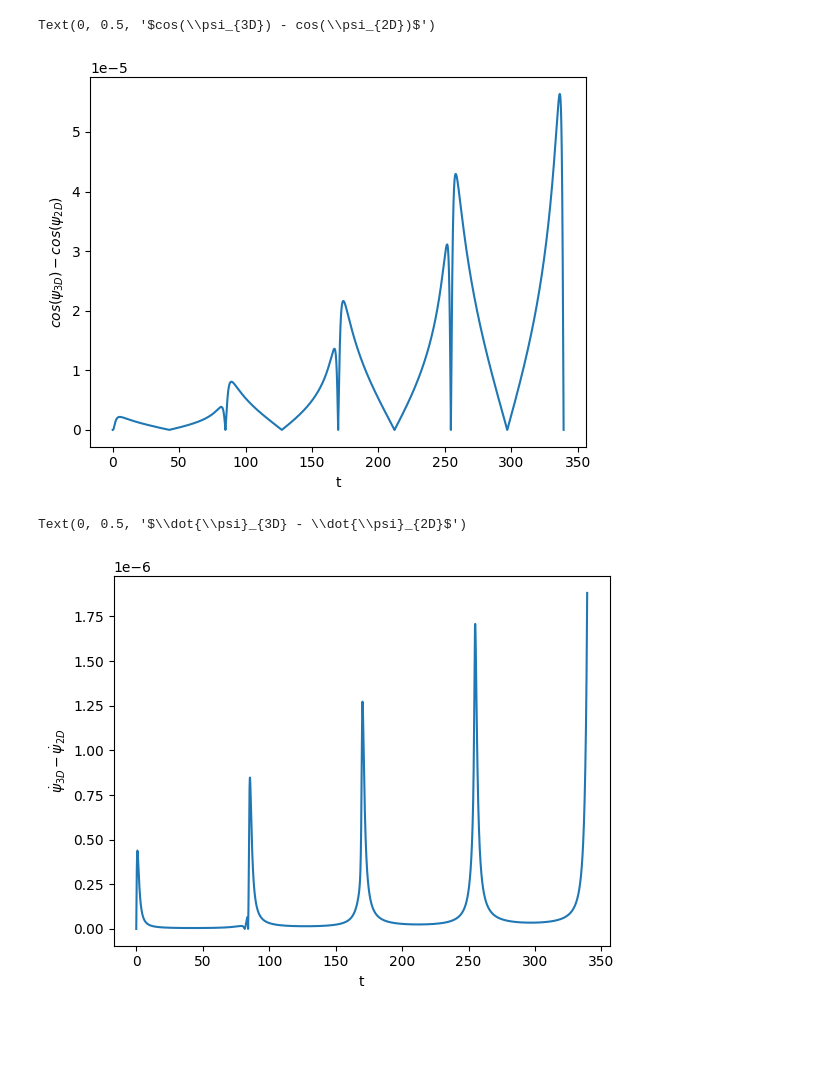
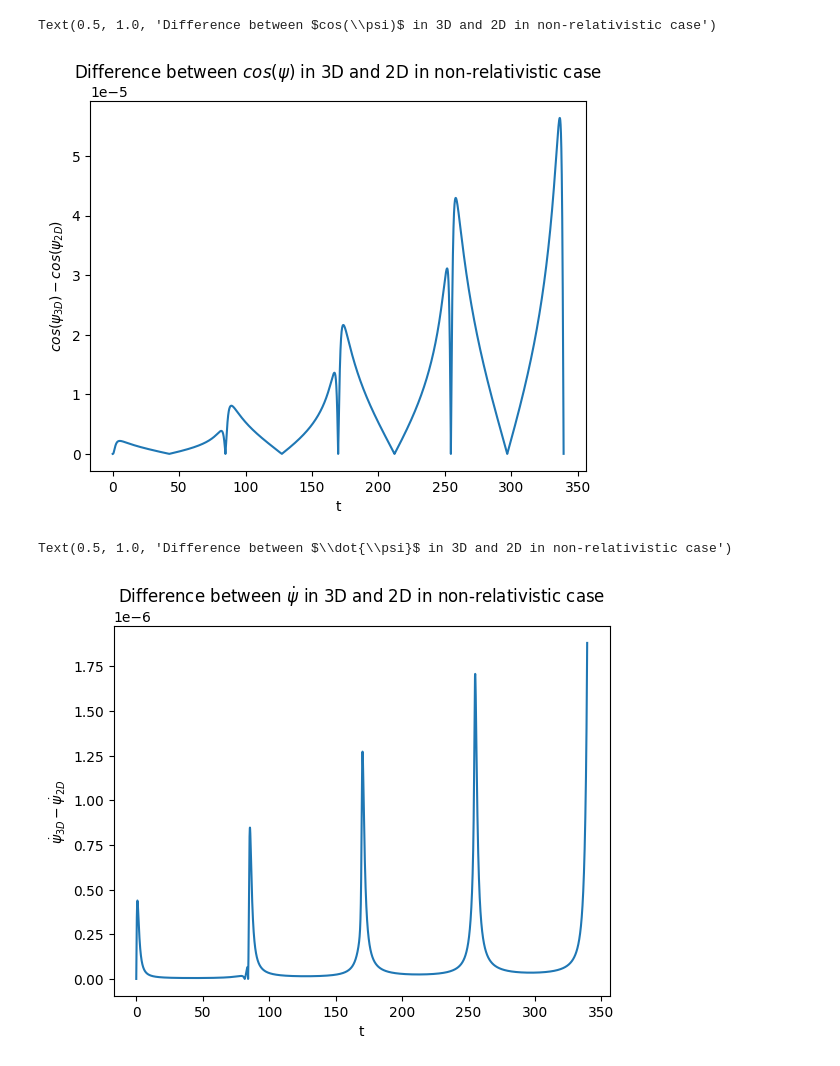
Before and after one commit to musa-salman/BohrAtomSim, a Jupyter notebook: debug/debug_issue_9_0.ipynb, the cells around one changed output. Saved outputs shown, nothing was run; the diff lists cells and outputs as text; code cells hidden in the pictures; blank space fills up the shorter version.

```diff
--- a/debug/debug_issue_9_0.ipynb
+++ b/debug/debug_issue_9_0.ipynb
@@ -192,13 +192,13 @@ def compute_sin_theta_0(k, m):
 def compute_cos_theta_0(k, m):
     return np.sqrt(k * k - m * m) / k
 # %%
-sphere_3_2_1_d31 = pd.read_csv('sphere_3_2_1_d31.csv')
+sphere_3_2_1_d31 = pd.read_csv('results/sphere_3_2_1_d31.csv')
 # %%
 sin_0 = compute_sin_theta_0(2, 1)
 cos_0 = compute_cos_theta_0(2, 1)
 cos_psi_3_2_1_d31 = compute_cos_psi(sphere_3_2_1_d31['phi'], sphere_3_2_1_d31['theta'], sin_0, cos_0)
 # %%
-polar_3_2_d19 = pd.read_csv('polar_3_2_d19.csv')
+polar_3_2_d19 = pd.read_csv('results/polar_3_2_d19.csv')
 # %%
 plt.plot(sphere_3_2_1_d31['t'], cos_psi_3_2_1_d31)
 plt.plot(polar_3_2_d19['t'], np.cos(polar_3_2_d19['phi']))
@@ -211,9 +215,10 @@ df_cos_psi_3_2_1_d31 = cos_psi_3_2_1_d31 - np.cos(polar_3_2_d19['phi'])
 plt.plot(sphere_3_2_1_d31['t'], np.abs(df_cos_psi_3_2_1_d31))
 plt.xlabel('t')
 plt.ylabel('$cos(\\psi_{3D}) - cos(\\psi_{2D})$')
+plt.title('Difference between $cos(\\psi)$ in 3D and 2D in non-relativistic case')
 # %% [output]
-Text(0, 0.5, '$cos(\\psi_{3D}) - cos(\\psi_{2D})$')
+Text(0.5, 1.0, 'Difference between $cos(\\psi)$ in 3D and 2D in non-relativistic case')
-[figure, old version]
+[figure, new version]
 # %%
 psi_dot_3_2_1_d31 = compute_psi_dot(sphere_3_2_1_d31['theta_dot'], sphere_3_2_1_d31['theta'], sphere_3_2_1_d31['phi_dot'])
 # %%
@@ -221,7 +226,8 @@ df_psi_dot_3_2_1_d31 = psi_dot_3_2_1_d31 - polar_3_2_d19['phi_dot']
 # %%
 plt.plot(sphere_3_2_1_d31['t'], np.abs(df_psi_dot_3_2_1_d31))
 plt.xlabel('t')
 plt.ylabel('$\\dot{\\psi}_{3D} - \\dot{\\psi}_{2D}$')
+plt.title('Difference between $\\dot{\\psi}$ in 3D and 2D in non-relativistic case')
 # %% [output]
-Text(0, 0.5, '$\\dot{\\psi}_{3D} - \\dot{\\psi}_{2D}$')
+Text(0.5, 1.0, 'Difference between $\\dot{\\psi}$ in 3D and 2D in non-relativistic case')
-[figure, old version]
+[figure, new version]
```
Also changed, not shown: parts of 43 cells of this notebook.
